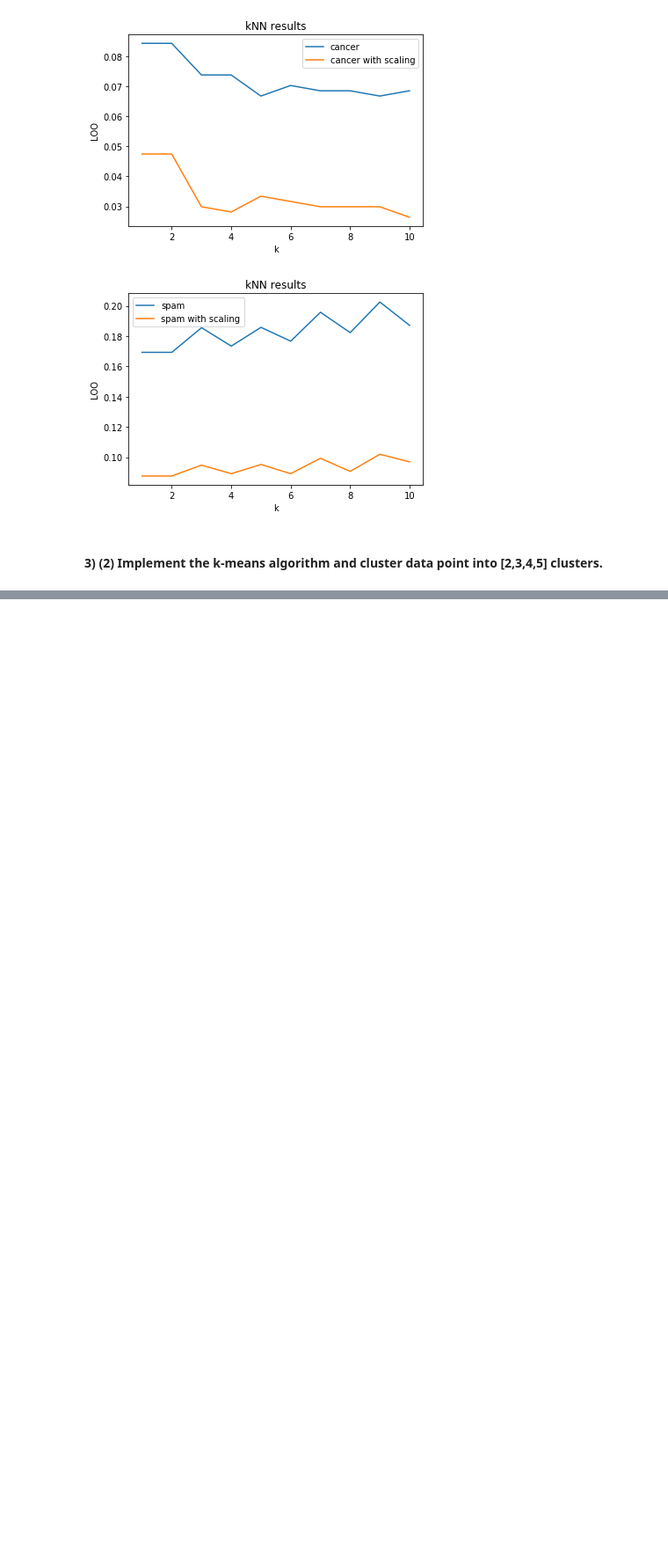
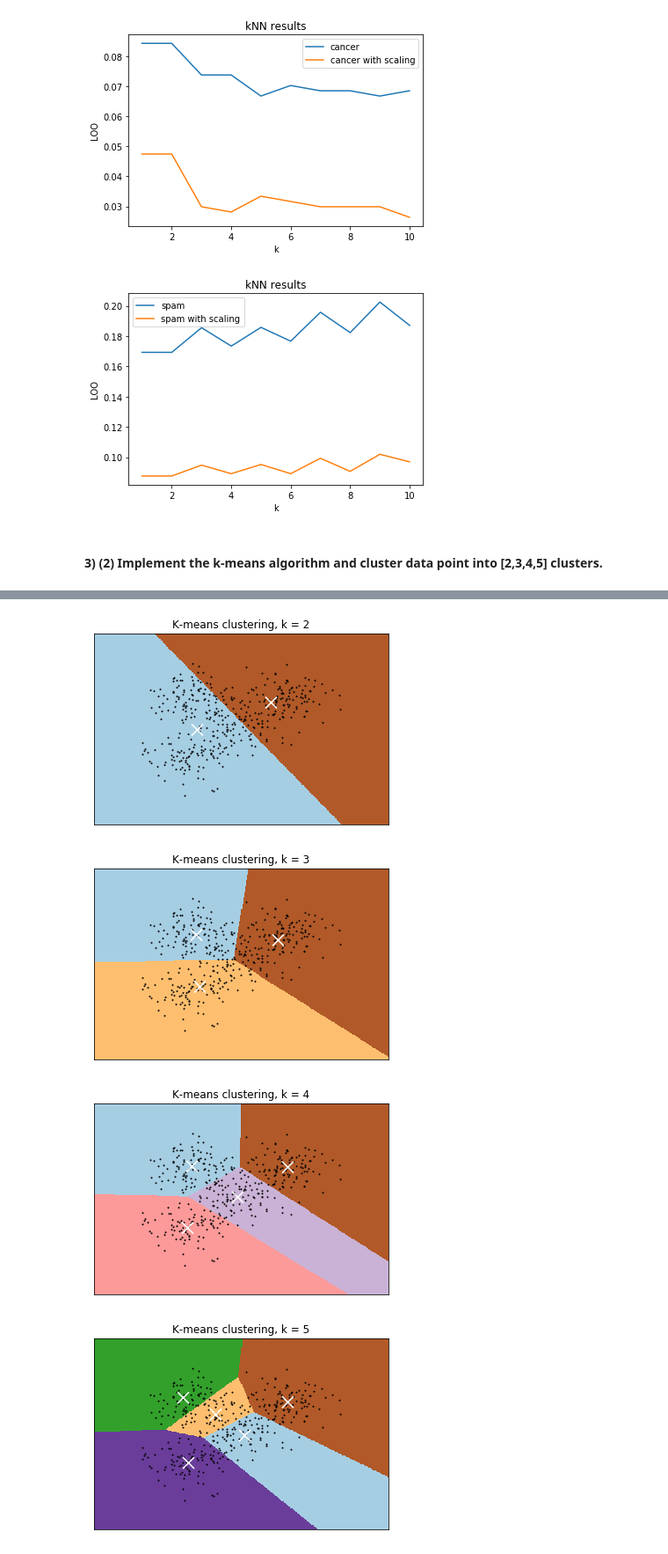
Before and after one commit to Igor-Tukh/machine-learning-hse, a Jupyter notebook: hw01/hw01.ipynb, the cells around one changed output, grey strips where cells are left out. Shown at 88% size. Drawn from its saved outputs; the diff is of its cells as text; code cells hidden in the pictures; blank space fills up the shorter version.

```diff
--- a/hw01/hw01.ipynb
+++ b/hw01/hw01.ipynb
@@ -152,0 +159,3 @@ plt.show()
+# %%
+def find_closest_point(point, points):
+    return get_k_nearest_indexes(point, points, 1)[0]
@@ -152,0 +188,27 @@ plt.show()
+# %%
+def get_init_k_means_centers(points, k):
+    return points[np.random.choice(range(points.shape[0]), k, replace=False)]
+# %%
+def get_k_means_new_centers(centers, points):
+    k = centers.shape[0]
+    points_centers = np.array([find_closest_point(point, centers) for point in points]).reshape(points.shape[0])
+    return np.array([np.mean(points[np.where(points_centers == ind),:].reshape(-1, 2), axis=0) for ind in range(k)])
+# %%
+def k_means(points, k):
+    centers = get_init_k_means_centers(points, k)
+    new_centers = get_k_means_new_centers(centers, points)
+    while not np.allclose(centers, new_centers):
+        centers = new_centers
+        new_centers = get_k_means_new_centers(centers, points)
+    return new_centers
+# %%
+dataset_path = os.path.join(DATASETS_DIR, DATASETS[2])
+points = load_csv_dataset(dataset_path, label_name=None).to_numpy()
+for k in [2, 3, 4, 5]:
+    centers = k_means(points, k)
+    draw_clasters(centers, points, k)
+# %% [output]
+[figure, added]
+[figure, added]
+[figure, added]
+[figure, added]
```
Also changed, not shown: parts of 20 cells of this notebook.
